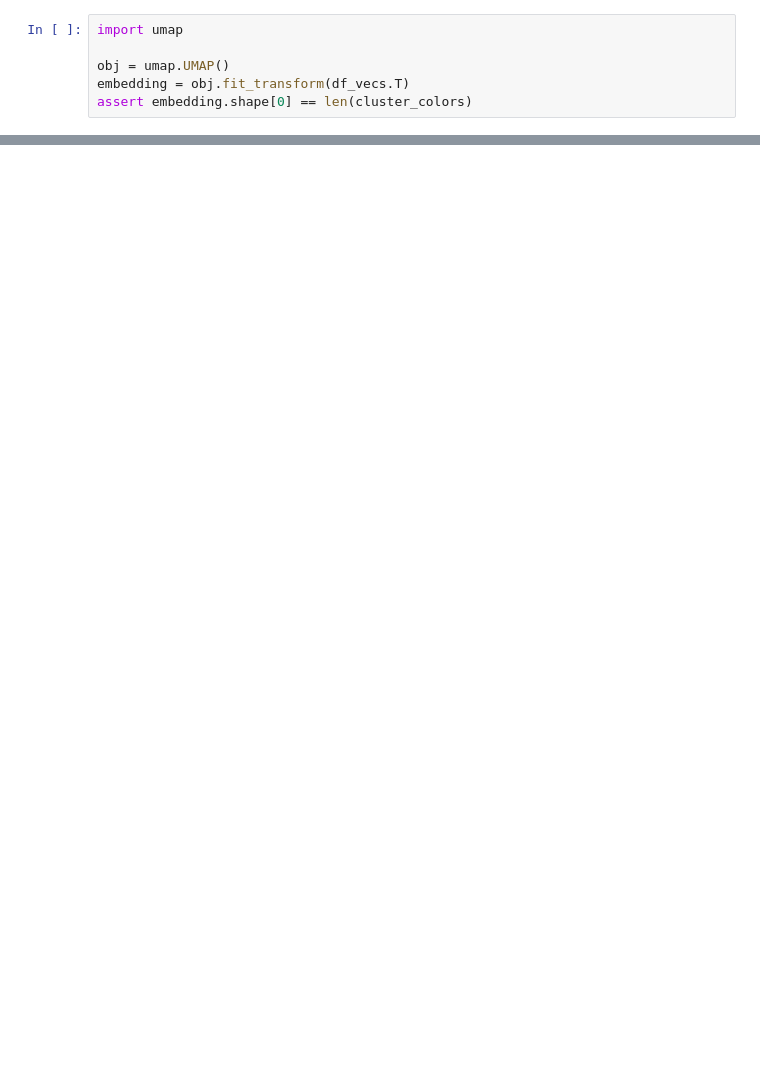
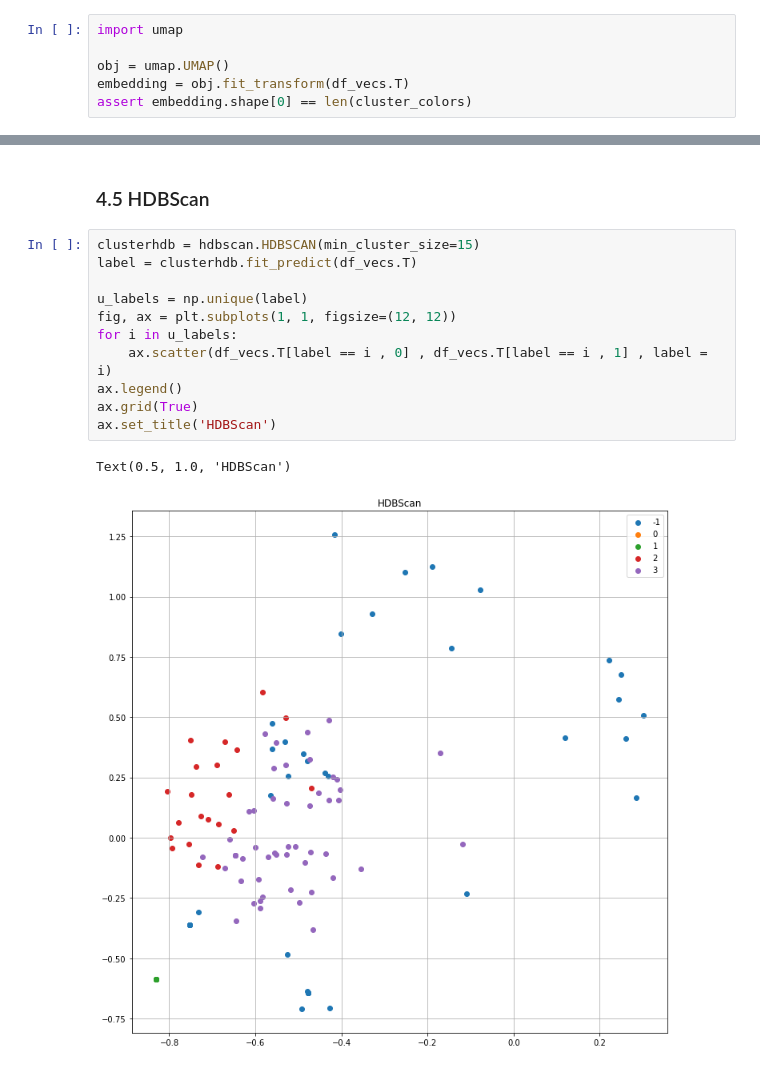
Before and after one commit to boringPpl/presidential-debates-comments-clustering, a Jupyter notebook: visualise_clusters.ipynb, the cells around one changed output, grey strips where cells are left out. Saved outputs shown, nothing was run; the diff lists cells and outputs as text; blank space fills up the shorter version.

```diff
--- a/visualise_clusters.ipynb
+++ b/visualise_clusters.ipynb
@@ -119,0 +179,16 @@ ax.set_title("UMAP", fontsize=18);
+# %% [markdown]
+### 4.5 HDBScan
+# %%
+clusterhdb = hdbscan.HDBSCAN(min_cluster_size=15)
+label = clusterhdb.fit_predict(df_vecs.T)
+
+u_labels = np.unique(label)
+fig, ax = plt.subplots(1, 1, figsize=(12, 12))
+for i in u_labels:
+    ax.scatter(df_vecs.T[label == i , 0] , df_vecs.T[label == i , 1] , label = i)
+ax.legend()
+ax.grid(True)
+ax.set_title('HDBScan')
+# %% [output]
+Text(0.5, 1.0, 'HDBScan')
+[figure, added]
```
Also changed, not shown: parts of 10 cells of this notebook.
